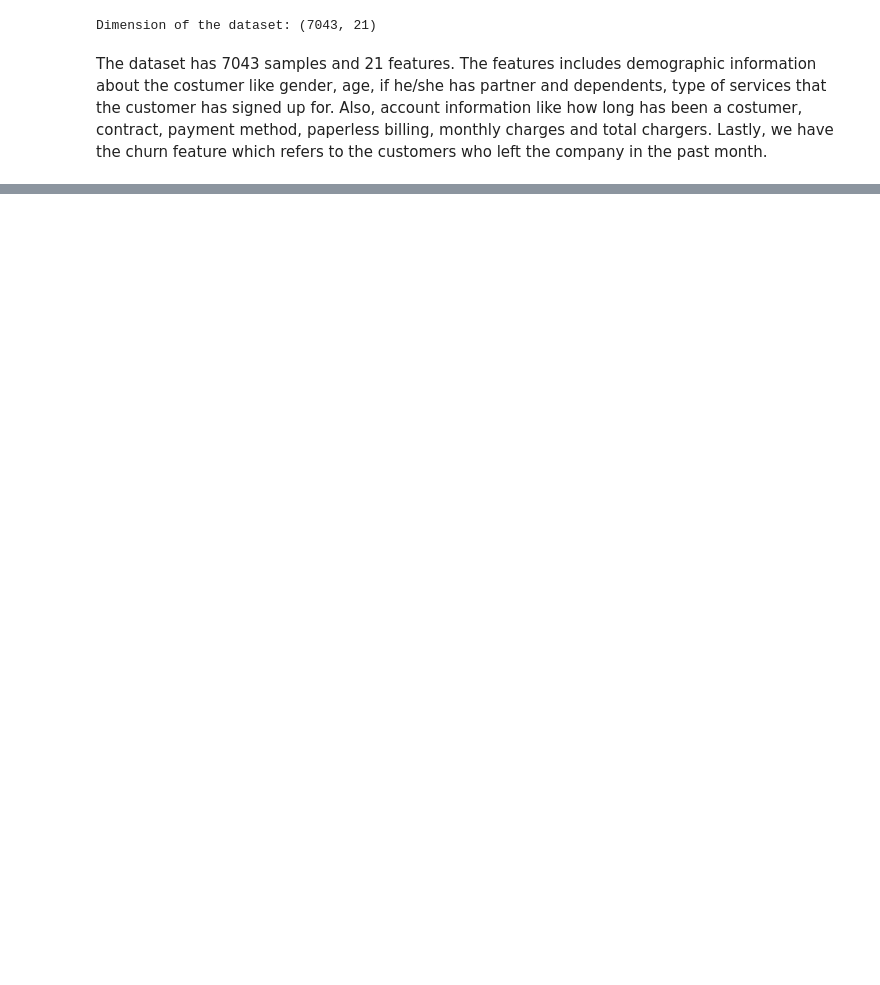
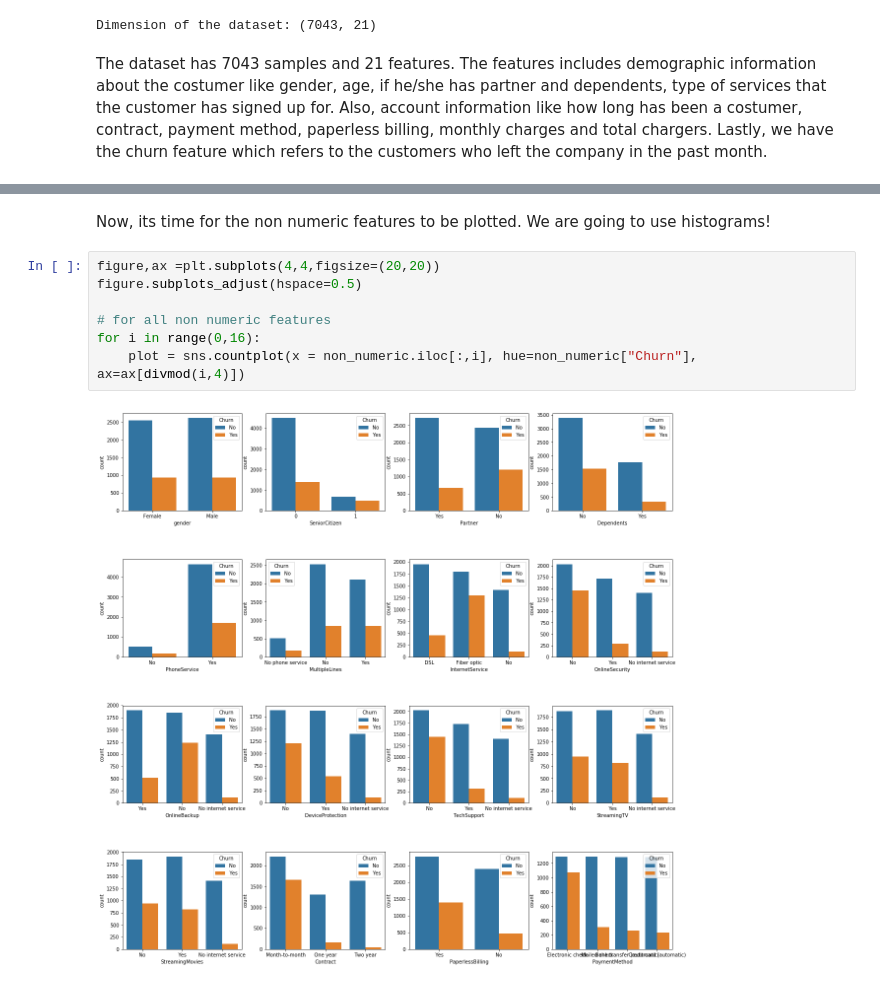
Before and after one commit to Klainti/Machine-Learning, a Jupyter notebook: project2/project2.ipynb, the cells around one changed output, grey strips where cells are left out. Saved outputs shown, nothing was run; the diff lists cells and outputs as text; blank space fills up the shorter version.

```diff
--- a/project2/project2.ipynb
+++ b/project2/project2.ipynb
@@ -30,0 +97,11 @@ The dataset has 7043 samples and 21 features. The features includes demographic
+# %% [markdown]
+Now, its time for the non numeric features to be plotted. We are going to use histograms!
+# %%
+figure,ax =plt.subplots(4,4,figsize=(20,20))
+figure.subplots_adjust(hspace=0.5)
+
+# for all non numeric features
+for i in range(0,16):
+    plot = sns.countplot(x = non_numeric.iloc[:,i], hue=non_numeric["Churn"], ax=ax[divmod(i,4)])
+# %% [output]
+[figure, added]
```
Also changed, not shown: parts of 13 cells of this notebook.
